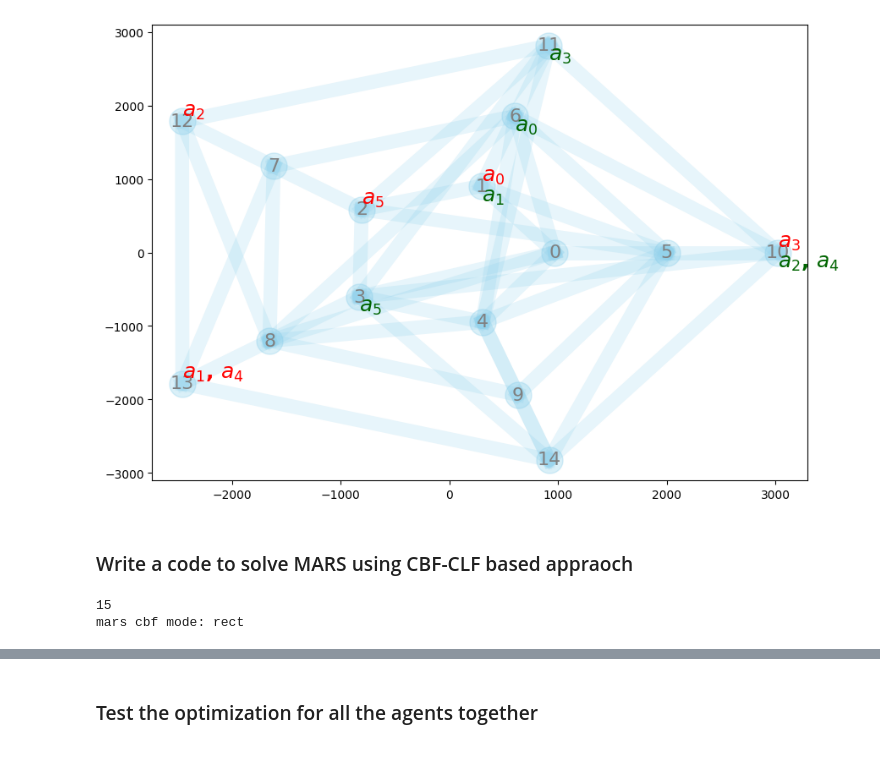
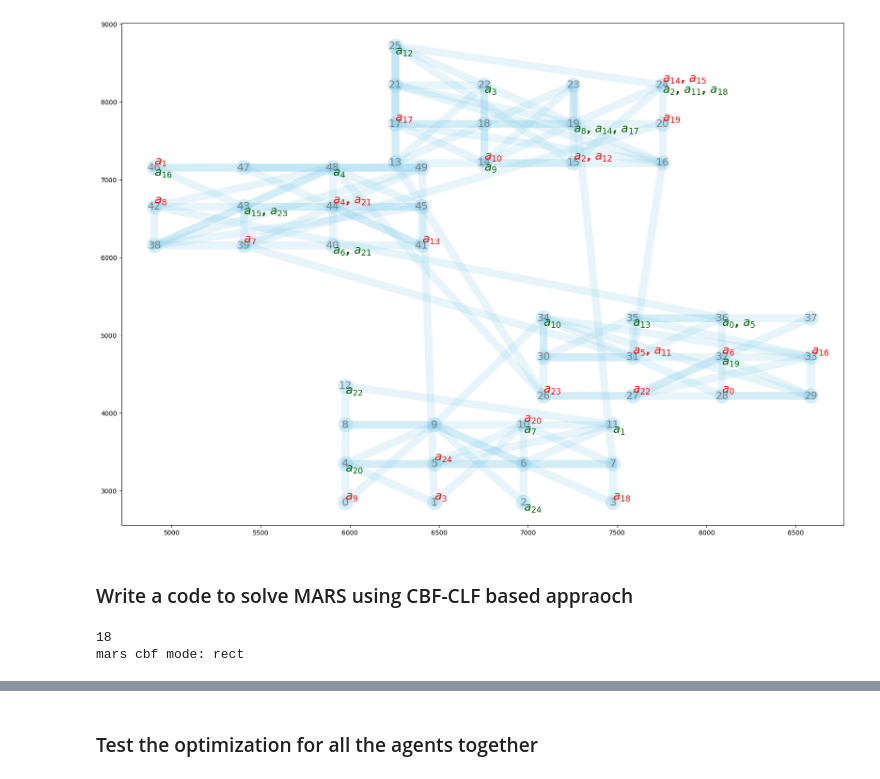
Before and after one commit to dt-1729/ULI_NASA, a Jupyter notebook: UTM_scheduling_and_routing/main.ipynb, the cells around one changed output, grey strips where cells are left out. Cells and saved outputs as stored; diff of their text form; code cells hidden in the pictures.

```diff
--- a/UTM_scheduling_and_routing/main.ipynb
+++ b/UTM_scheduling_and_routing/main.ipynb
@@ -16,16 +17,17 @@ importlib.reload(createEnv)
 importlib.reload(supporting_functions)
 
 # generate waypoints and the adjacency matrix
-n_waypoints = 15
-n_agents = 6
-tolArray = np.random.uniform(10.0, 10.0, n_waypoints)
+n_waypoints = 50
+n_agents = 25
+tolArray = np.random.uniform(5.0, 5.0, n_waypoints)
 
 # Grid network parameters
 grid_params = {
     'type':'grid',
     'n_points':n_waypoints,
-    'grid_size':1000,
-    'noise_factor':10
+    'grid_size':5000,
+    'noise_factor':100,
+    'extra_connections':100
 }
 
 # Ring network parameters
@@ -37,6 +39,17 @@ ring_params = {
     'deformation_level':50.0,
     'extra_connections':0.3,
     'missing_connections':0.05
+}
+
+multigraph_params = {
+    'type':'multigraph',
+    'n_points':n_waypoints,
+    'n_graphs':4,
+    'grid_size':10000.0,
+    'intra_graph_connectivity':0.2,
+    'inter_graph_connectivity':0.01,
+    'subgraph_type':'grid',
+    'seed':None
 }
 
 # ellispoid cbf mode
@@ -61,56 +74,46 @@ ca_cbf_rect = {
 ca_cbf_lin = {
     'mode':'linear',
     'eps':1e-4*tolArray,
     'eta':0
 }
 
 # cost mode options
 cost_mode = 'sum' # 'slowest'
 lm = 1 # for slowest
 
 # create a mars environment
 mars = createEnv.MARS(
     n_waypoints,
     n_agents,
     tolArray,
-    ring_params,
-    seed=11,
+    multigraph_params,
+    seed=13,
     offset_energy=1,
-    stagewiseCostCoeffs=np.array([1.0, 50.0, 1.0]),
+    stagewiseCostCoeffs=np.array([1.0, 100.0, 1.0]),
     selfHop=0,
     ca_cbf=ca_cbf_rect,
     cost_mode=cost_mode,
     lm = lm,
     filter_wp_thresh=1e-10,
     prune_mode=False,
     printFlag=False)
 
-# mars.sd_mat = np.array([[4,3],[4,3],[4,3],[4,3]])
-# mars.start_times = np.array([0,1,2,3])
-# mars.sched_mat[np.arange(mars.n_agents),mars.sd_mat[:,0]] = mars.start_times
-# for i, a in enumerate(mars.agents):
-#     a.s = mars.sd_mat[i,0]
-#     a.d = mars.sd_mat[i,1]
-#     a.start_time = mars.start_times[i]
-#     a.sched = mars.sched_mat[i]
 
 # mars visualization
 cmap = plt.get_cmap('tab20')
 agent_colors = {a: cmap(i / mars.n_agents) for i, a in enumerate(range(mars.n_agents))}
-createEnv.plotNetwork(mars=mars, figuresize=(10,7), routes=[], agent_colors=agent_colors, showEdgeLength=False)
+createEnv.plotNetwork(mars=mars, figuresize=(20,14), routes=[], agent_colors=agent_colors, showEdgeLength=False)
 
-# agent visualization
-# show_graph=0
-# if show_graph:
-#     for i,v in enumerate(mars.agents):
-#         v.showGraph(mars.wp_locations, mars.dist_mat, mars.mask, mars.sched_mat[i,:], figuresize=(10,5), showEdgeTimeLim=True)
+# Prepare to save
+dir_name = '/Users/dhananjaytiwari/Documents/NASA_ULI/MIRS_Journal/MIRS_Results'
+scene_name = multigraph_params['type'] + f'Nw{n_waypoints}_Na{n_agents}'
 # %% [output]
-[figure, old version]
+[figure, new version]
 # %% [markdown]
 ### Write a code to solve MARS using CBF-CLF based appraoch
 # %%
-beta_min = 1e-7
-beta_max = 1
+beta_min = 1e-6
+beta_max = 200
 beta_grow = 3
 beta = beta_min
 beta_arr = []
@@ -138,10 +141,16 @@ optimizer = {
     'alpha_r':100,
     'alpha_q':100,
     'p':1,
-    'stop_tol':1e-6,
+    'stop_tol':5e-6,
     'stop_tol_weight':np.array([0, 0, 1, 0]),
     'verbose':2
 }
+
+# optimizer = {
+#     'name':'SLSQP',
+#     'stop_tol':1e-3,
+#     'disp':False
+# }
 
 print(len(beta_arr))
 
@@ -151,7 +160,7 @@ print(f'mars cbf mode: {cbf_mode}')
 # H0, GradH0 = mars.CBF_waypoints(T0, range(mars.n_waypoints), returnGrad=True)
 # np.min(H0), np.max(H0)
 # %% [output]
-15
+18
 mars cbf mode: rect
 # %%
 
```
Also changed, not shown: parts of 15 cells of this notebook, 4 other files.
